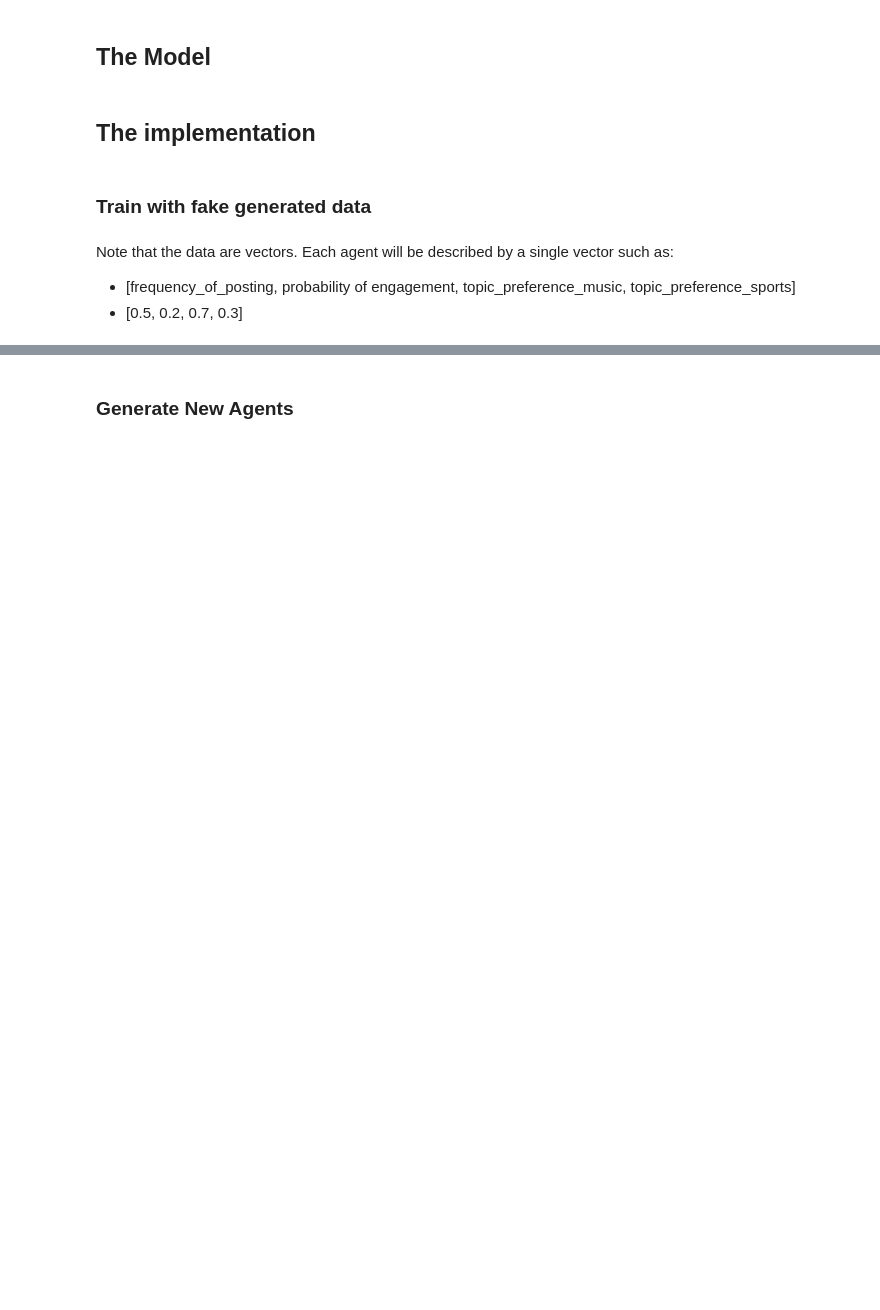
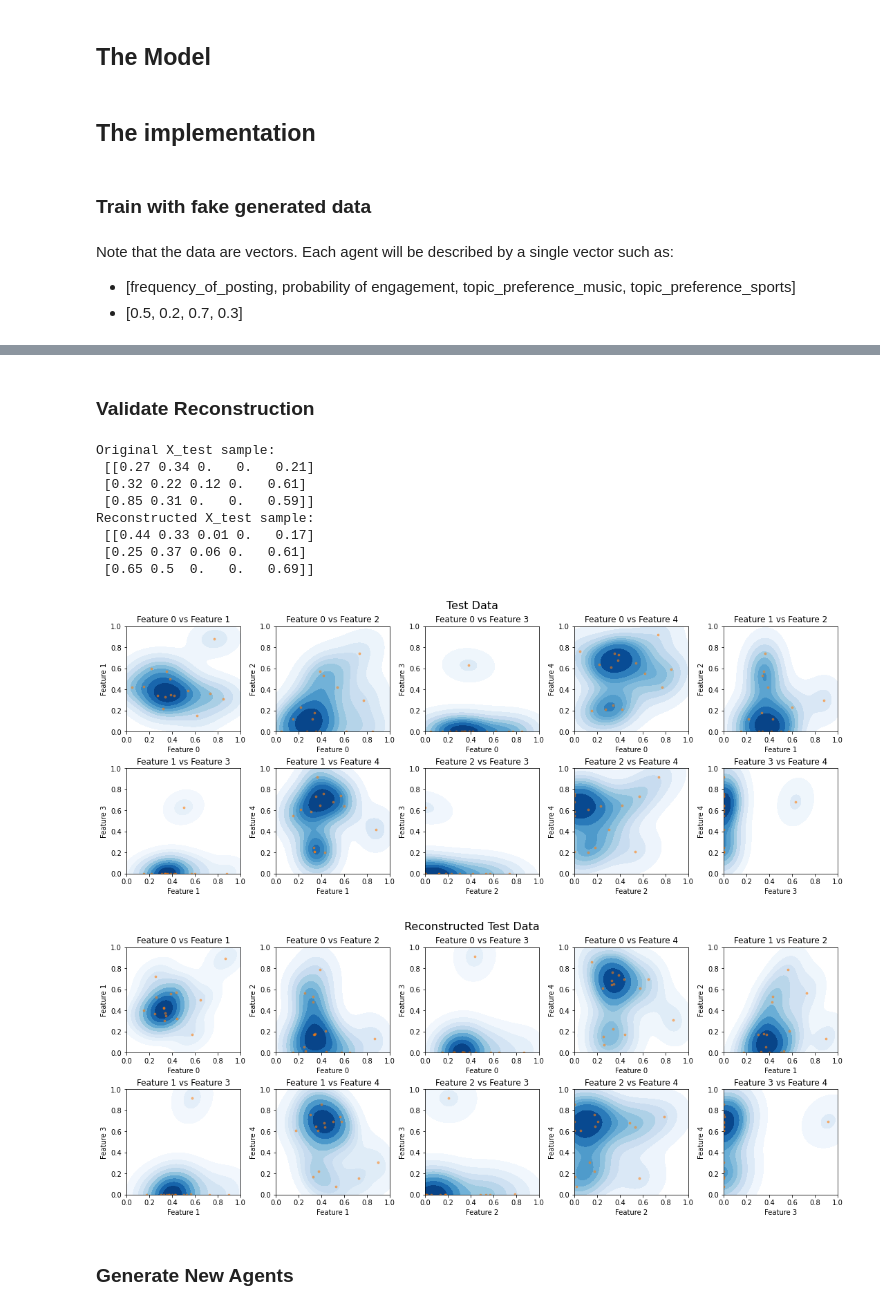
Before and after one commit to espinetandreu/SocialNetworkX, a Jupyter notebook: VariationalAutoencoder.ipynb, the cells around one changed output, grey strips where cells are left out. Drawn from its saved outputs; the diff is of its cells as text; code cells hidden in the pictures; blank space fills up the shorter version.

```diff
--- a/VariationalAutoencoder.ipynb
+++ b/VariationalAutoencoder.ipynb
@@ -94,23 +270,18 @@ Note that the data are vectors. Each agent will be described by a single vector
 - [frequency_of_posting, probability of engagement, topic_preference_music, topic_preference_sports]
 - [0.5, 0.2, 0.7, 0.3]
 # %%
-input_dim = 4
+input_dim = 5
 latent_dim = 2
 
-data = np.random.rand(1000, input_dim)
-#generate biases
-data[:, 3] += 0.5
-data[:, 2] += 1.0
-data[:, 1] *= 1
-data[:, 0] *= 0.8
+data = np.genfromtxt('users_summary.csv', delimiter=',', skip_header=1, usecols=range(1, input_dim+1))#, usecols=[1,2,5]
 
-# Normalize only columns 3 and 4 so their sum equals 1
-sum_cols_34 = np.sum(data[:, 2:4], axis=1, keepdims=True)
-data[:, 2:4] = data[:, 2:4] / sum_cols_34
-rounded_data = np.round(data, 2)
+# Add a small constant to handle zeros
+epsilon = 1e-10
+log_data = np.log1p(data + epsilon)
+normalized_data = MinMaxScaler().fit_transform(log_data)
+normalized_data = np.round(normalized_data, 2)
 
-X_train, X_test = train_test_split(rounded_data, test_size=0.2, random_state=42)
+X_train, X_test = train_test_split(normalized_data, test_size=0.2, random_state=42)
 print("Training data shape:", X_train.shape)
 print("Test data shape:", X_test.shape)
-print(X_train)
 # %% [output]
@@ -149,3 +306,30 @@ Epoch 20/20
+# %% [markdown]
+### Validate Reconstruction
+# %%
+# Validate on X_test
+# Get the mean and log variance from the encoder
+z_mean, z_log_var = vae.encoder(X_test)
+# Sample z from the mean and log variance
+z_sample = vae.sampling((z_mean, z_log_var))
+# Decode the latent vector to get the reconstructed data
+X_test_reconstructed = vae.decoder(z_sample)
+
+# Display original and reconstructed samples for comparison
+print("Original X_test sample:\n", X_test[:3])
+print("Reconstructed X_test sample:\n", np.round(X_test_reconstructed[:3].numpy(), 2))
+plot_prob_distr(X_test, "Test Data")
+plot_prob_distr(X_test_reconstructed, "Reconstructed Test Data")
+# %% [output]
+Original X_test sample:
+ [[0.27 0.34 0.   0.   0.21]
+ [0.32 0.22 0.12 0.   0.61]
+ [0.85 0.31 0.   0.   0.59]]
+Reconstructed X_test sample:
+ [[0.44 0.33 0.01 0.   0.17]
+ [0.25 0.37 0.06 0.   0.61]
+ [0.65 0.5  0.   0.   0.69]]
+[figure, added]
+[figure, added]
 # %% [markdown]
 ### Generate New Agents
 # %%
```
Also changed, not shown: parts of 13 cells of this notebook.
